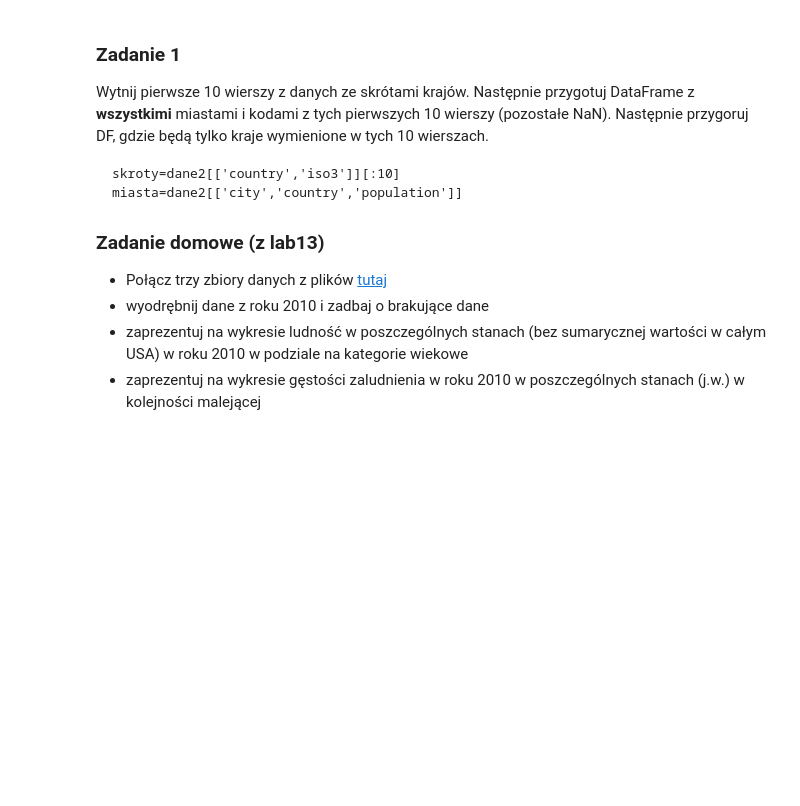
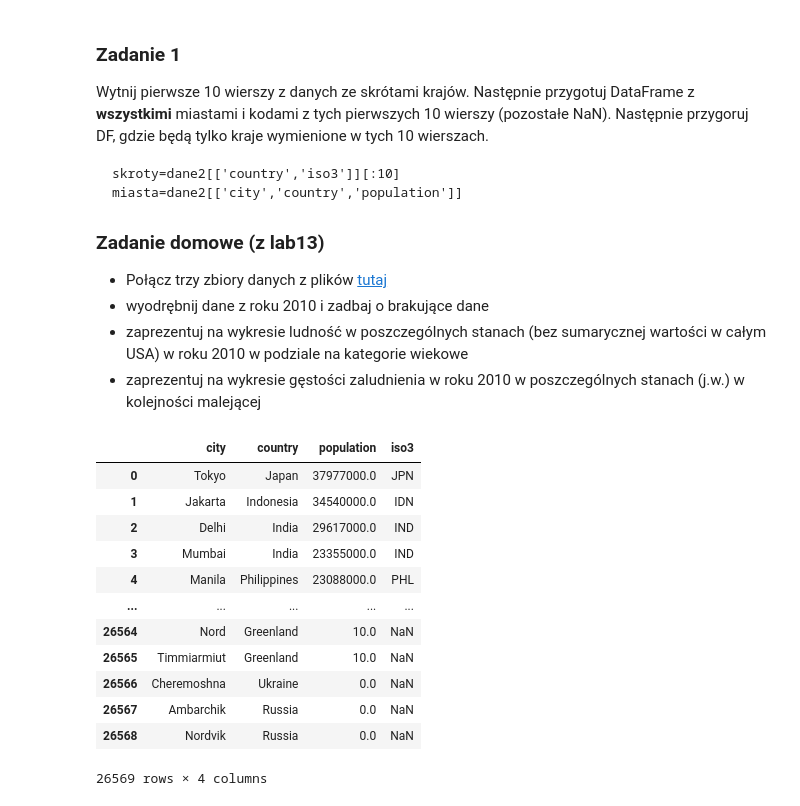
Before and after one commit to Aniaannaan/ObliczeniaNaukowe, a Jupyter notebook: Pandas2_live.ipynb, the cells around one changed output. Cells and saved outputs as stored; diff of their text form; code cells hidden in the pictures; blank space fills up the shorter version.

```diff
--- a/Pandas2_live.ipynb
+++ b/Pandas2_live.ipynb
@@ -399,3 +408,25 @@ miasta=dane2[['city','country','population']]
 * wyodrębnij dane z roku 2010 i zadbaj o brakujące dane
 * zaprezentuj na wykresie ludność w poszczególnych stanach (bez sumarycznej wartości w całym USA) w roku 2010 w podziale na kategorie wiekowe
 * zaprezentuj na wykresie gęstości zaludnienia w roku 2010 w poszczególnych stanach (j.w.) w kolejności malejącej
+# %%
+skroty=dane2[['country','iso3']][:10]
+miasta=dane2[['city','country','population']]
+# %%
+#pierwsza czesc zadania
+skroty.drop_duplicates(inplace=True)
+df=pd.merge(miasta,skroty,how='left')
+df
+# %% [output]
+|  | city | country | population | iso3 |
+| 0 | Tokyo | Japan | 37977000.0 | JPN |
+| 1 | Jakarta | Indonesia | 34540000.0 | IDN |
+| 2 | Delhi | India | 29617000.0 | IND |
+| 3 | Mumbai | India | 23355000.0 | IND |
+| 4 | Manila | Philippines | 23088000.0 | PHL |
+| ... | ... | ... | ... | ... |
+| 26564 | Nord | Greenland | 10.0 | NaN |
+| 26565 | Timmiarmiut | Greenland | 10.0 | NaN |
+| 26566 | Cheremoshna | Ukraine | 0.0 | NaN |
+| 26567 | Ambarchik | Russia | 0.0 | NaN |
+| 26568 | Nordvik | Russia | 0.0 | NaN |
+26569 rows × 4 columns
```
Also changed, not shown: parts of 3 cells of this notebook.
